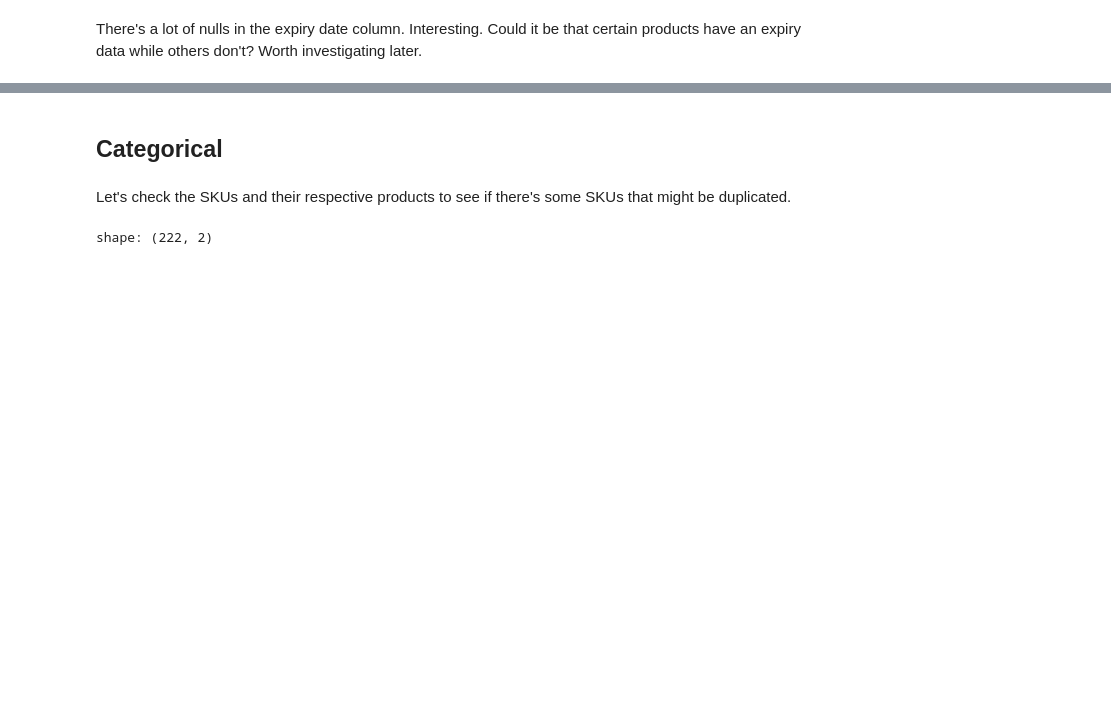
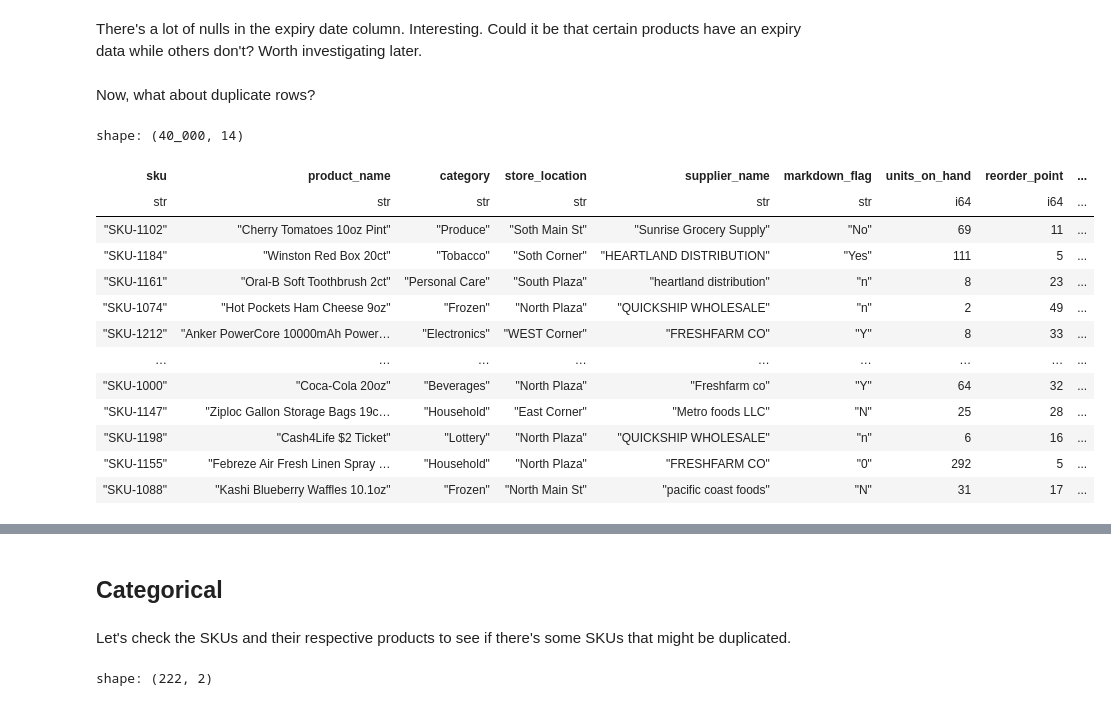
Before and after one commit to petervlaskovits/grocery-pipeline, a Jupyter notebook: src/notebooks/inventory_eda.ipynb, the cells around one changed output, grey strips where cells are left out. Drawn from its saved outputs; the diff is of its cells as text; code cells hidden in the pictures; blank space fills up the shorter version.

Commit message:
EDA work for each table

```diff
--- a/src/notebooks/inventory_eda.ipynb
+++ b/src/notebooks/inventory_eda.ipynb
@@ -146,2 +146,25 @@ shape: (1, 2)
 # %% [markdown]
 There's a lot of nulls in the expiry date column. Interesting. Could it be that certain products have an expiry data while others don't? Worth investigating later.
+# %% [markdown]
+Now, what about duplicate rows?
+# %%
+full_df = categorical_only.with_columns(
+    numeric_only.select('*')
+).with_columns(datetime_only.select('*'))
+
+full_df
+# %% [output]
+shape: (40_000, 14)
+| sku | product_name | category | store_location | supplier_name | markdown_flag | units_on_hand | reorder_point | ... |
+| str | str | str | str | str | str | i64 | i64 | ... |
+| "SKU-1102" | "Cherry Tomatoes 10oz Pint" | "Produce" | "Soth Main St" | "Sunrise Grocery Supply" | "No" | 69 | 11 | ... |
+| "SKU-1184" | "Winston Red Box 20ct" | "Tobacco" | "Soth Corner" | "HEARTLAND DISTRIBUTION" | "Yes" | 111 | 5 | ... |
+| "SKU-1161" | "Oral-B Soft Toothbrush 2ct" | "Personal Care" | "South Plaza" | "heartland distribution" | "n" | 8 | 23 | ... |
+| "SKU-1074" | "Hot Pockets Ham Cheese 9oz" | "Frozen" | "North Plaza" | "QUICKSHIP WHOLESALE" | "n" | 2 | 49 | ... |
+| "SKU-1212" | "Anker PowerCore 10000mAh Power… | "Electronics" | "WEST Corner" | "FRESHFARM CO" | "Y" | 8 | 33 | ... |
+| … | … | … | … | … | … | … | … | ... |
+| "SKU-1000" | "Coca-Cola 20oz" | "Beverages" | "North Plaza" | "Freshfarm co" | "Y" | 64 | 32 | ... |
+| "SKU-1147" | "Ziploc Gallon Storage Bags 19c… | "Household" | "East Corner" | "Metro foods LLC" | "N" | 25 | 28 | ... |
+| "SKU-1198" | "Cash4Life $2 Ticket" | "Lottery" | "North Plaza" | "QUICKSHIP WHOLESALE" | "n" | 6 | 16 | ... |
+| "SKU-1155" | "Febreze Air Fresh Linen Spray … | "Household" | "North Plaza" | "FRESHFARM CO" | "0" | 292 | 5 | ... |
+| "SKU-1088" | "Kashi Blueberry Waffles 10.1oz" | "Frozen" | "North Main St" | "pacific coast foods" | "N" | 31 | 17 | ... |
```
Also changed, not shown: parts of 31 cells of this notebook, 1 other file.
